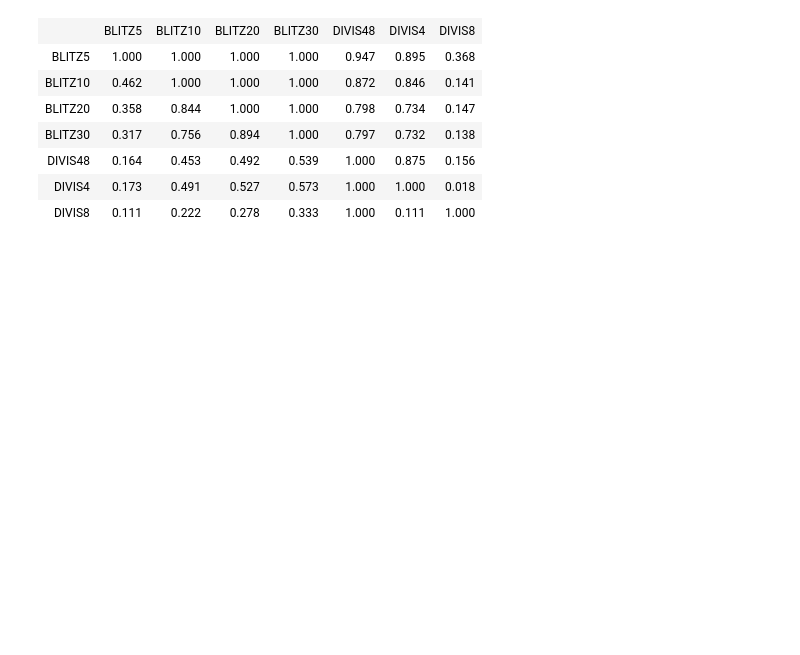
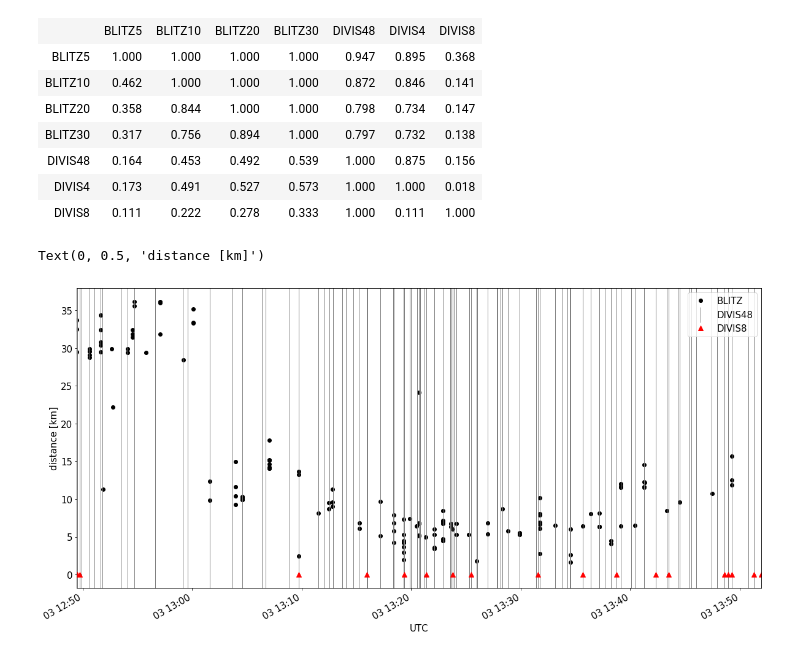
Before and after one commit to UniversalScientificTechnologies/DIVISEK01, a Jupyter notebook: doc/publication/notebooks/coincidences.ipynb, the cells around one changed output. Drawn from its saved outputs; the diff is of its cells as text; code cells hidden in the pictures; blank space fills up the shorter version.

```diff
--- a/doc/publication/notebooks/coincidences.ipynb
+++ b/doc/publication/notebooks/coincidences.ipynb
@@ -466,3 +444,32 @@ display(HTML(tabulate.tabulate(table, tablefmt='html')))
 | DIVIS48 | 0.164 | 0.453 | 0.492 | 0.539 | 1.000 | 0.875 | 0.156 |
 | DIVIS4 | 0.173 | 0.491 | 0.527 | 0.573 | 1.000 | 1.000 | 0.018 |
 | DIVIS8 | 0.111 | 0.222 | 0.278 | 0.333 | 1.000 | 0.111 | 1.000 |
+# %%
+plt.figure(figsize=(20,10))
+plt.tight_layout()
+matplotlib.rcParams.update({'font.size': 15})
+
+df4 = div[div['Type']==4]
+df8 = div[div['Type']==8]
+df48 = div[div['Type']!=0]
+
+df4 = df4[TFROM:TTO]
+df8 = df8[TFROM:TTO]
+df48 = df48[TFROM:TTO]
+blitz = blitz[TFROM:TTO]
+
+blitz['distance'].plot(marker='o',ls='', color='black',label='BLITZ')
+(df48['Type']-4).plot(marker='|',ms=1000,ls='', label='DIVIS48', color='gray')
+#(df8['Type']-6).plot(marker='|',ms=1000,ls='', label='DIVIS8', color='gray')
+(df8['Type']-8).plot(marker='^',ms=8,ls='', label='DIVIS8', color='red')
+#(df4['Type']).plot(marker='|',ms=200,ls='')
+#(df8['Type']).plot(marker='|',ms=200,ls='')
+lgnd = plt.legend(loc=1)
+
+#change the marker size manually for both lines
+lgnd.legendHandles[1]._legmarker.set_markersize(25)
+plt.xlabel('UTC')
+plt.ylabel('distance [km]')
+# %% [output]
+Text(0, 0.5, 'distance [km]')
+[figure, added]
```
Also changed, not shown: parts of 4 cells of this notebook, 1 other file.
